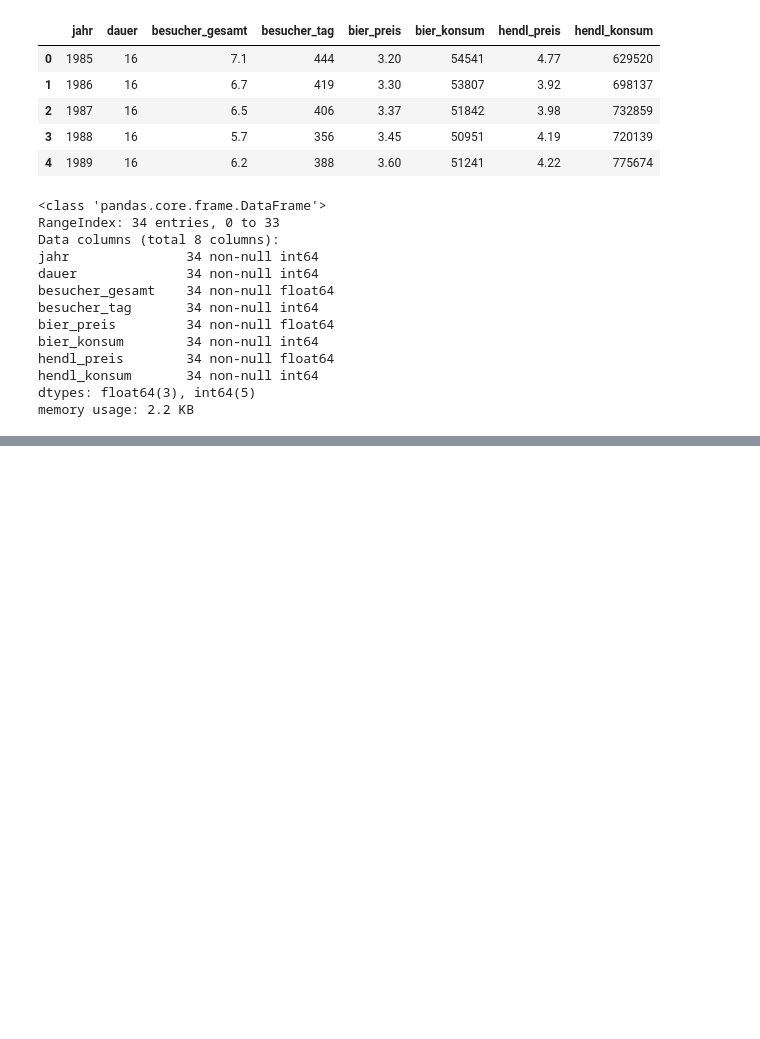
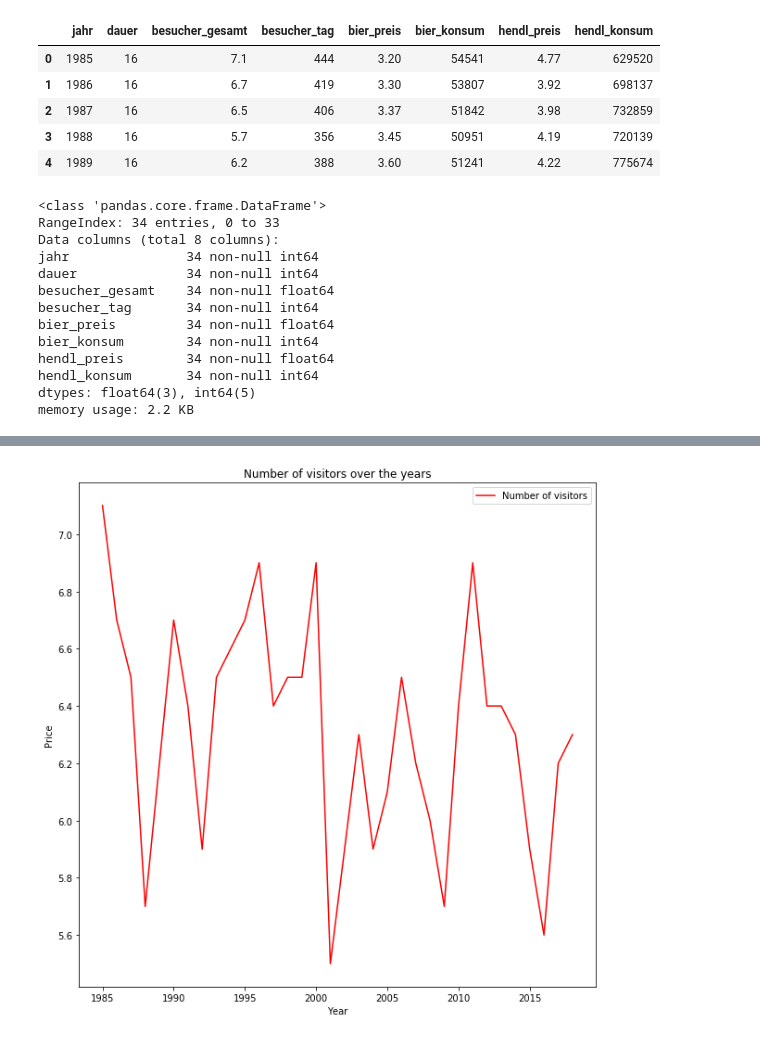
Before and after one commit to space4VV/Projects, a Jupyter notebook: Oktoberfest/OktoberfestAnalysis.ipynb, the cells around one changed output, grey strips where cells are left out. Saved outputs shown, nothing was run; the diff lists cells and outputs as text; code cells hidden in the pictures; blank space fills up the shorter version.

Commit message:
To do: -analysis on the table, max values from each columns -plot the new dataframe

```diff
--- a/Oktoberfest/OktoberfestAnalysis.ipynb
+++ b/Oktoberfest/OktoberfestAnalysis.ipynb
@@ -87,0 +88,16 @@ plt.show()
+# %%
+#Change in number of visitors over the years
+
+fig, ax = plt.subplots(figsize=(10,10))
+sns.lineplot(x=data.jahr,
+             y=data.besucher_gesamt,
+             color='r',
+             ax=ax)
+
+
+ax.legend(['Number of visitors'], facecolor='w')  #legends
+ax.set(title='Number of visitors over the years', xlabel='Year', ylabel='Price') #name,xlabel,ylabel
+
+plt.show()
+# %% [output]
+[figure, added]
```
Also changed, not shown: parts of 9 cells of this notebook.
